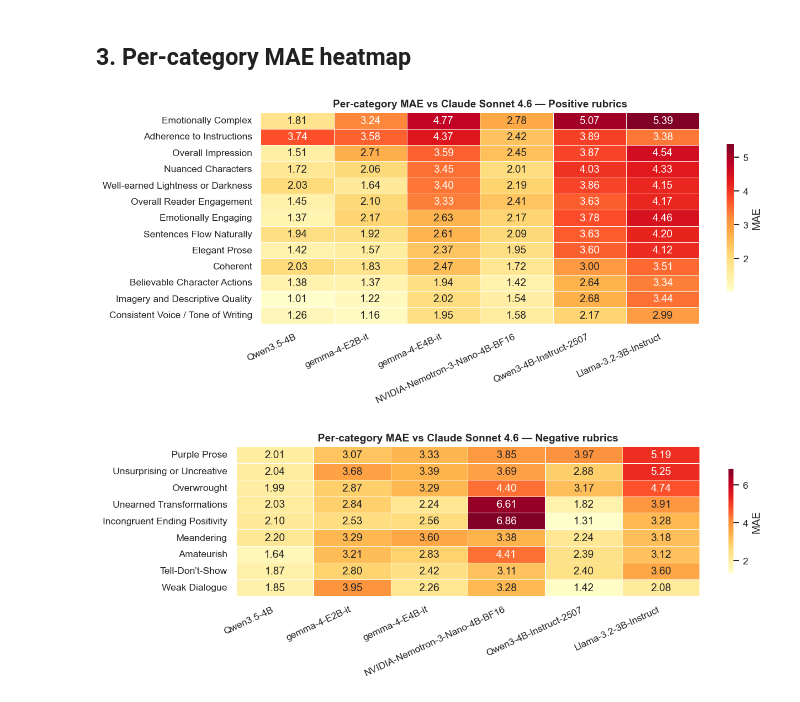
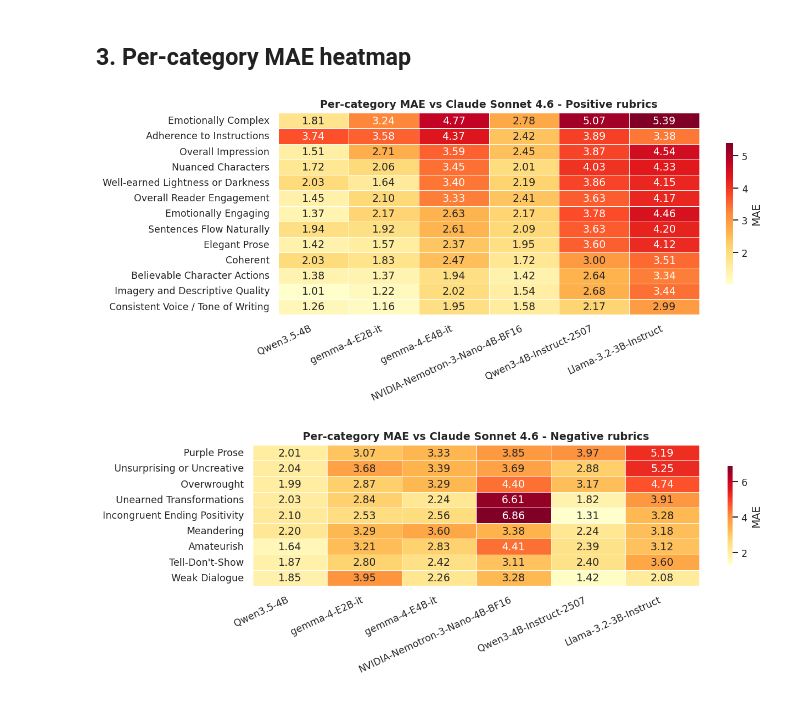
Before and after one commit to JaeHyun-Cha-00/MCP-LLM-as-Judge, a Jupyter notebook: creative_writing/notebooks/01_alignment.ipynb, the cells around one changed output. Saved outputs shown, nothing was run; the diff lists cells and outputs as text; code cells hidden in the pictures.

```diff
--- a/creative_writing/notebooks/01_alignment.ipynb
+++ b/creative_writing/notebooks/01_alignment.ipynb
@@ -143,33 +143,33 @@ model_order = summary_df["Model"].tolist()
 for name, m in evaluator_dfs.items():
     for col in ALL_COLS:
         ev_s  = m[f"{col}_ev"].to_numpy(dtype=float)
         ref_s = m[f"{col}_ref"].to_numpy(dtype=float)
         mask  = ~(np.isnan(ev_s) | np.isnan(ref_s))
         diff  = ev_s[mask] - ref_s[mask]
         per_cat_rows.append({
             "model":  name,
             "rubric": col.replace("_score", ""),
             "type":   "positive" if col in POS_COLS else "negative",
             "mae":    float(np.mean(np.abs(diff))),
         })
 
 per_cat_df = pd.DataFrame(per_cat_rows)
 
 for cat_type, title in [("positive", "Positive rubrics"), ("negative", "Negative rubrics")]:
     sub    = per_cat_df[per_cat_df["type"] == cat_type]
     pivot  = sub.pivot(index="rubric", columns="model", values="mae")[model_order]
     pivot  = pivot.loc[pivot.mean(axis=1).sort_values(ascending=False).index]
 
     h = max(4, len(pivot) * 0.38)
     fig, ax = plt.subplots(figsize=(11, h))
     sns.heatmap(pivot, annot=True, fmt=".2f", cmap="YlOrRd", ax=ax,
                 linewidths=0.4, cbar_kws={"label": "MAE", "shrink": 0.7})
-    ax.set_title(f"Per-category MAE vs Claude Sonnet 4.6 — {title}", fontweight="bold")
+    ax.set_title(f"Per-category MAE vs Claude Sonnet 4.6 - {title}", fontweight="bold")
     ax.set_xlabel("")
     ax.set_ylabel("")
     plt.xticks(rotation=25, ha="right")
     plt.tight_layout()
     plt.show()
 # %% [output]
-[figure, old version]
+[figure, new version]
-[figure, old version]
+[figure, new version]
```
Also changed, not shown: parts of 1 cell of this notebook, 3 other files.
